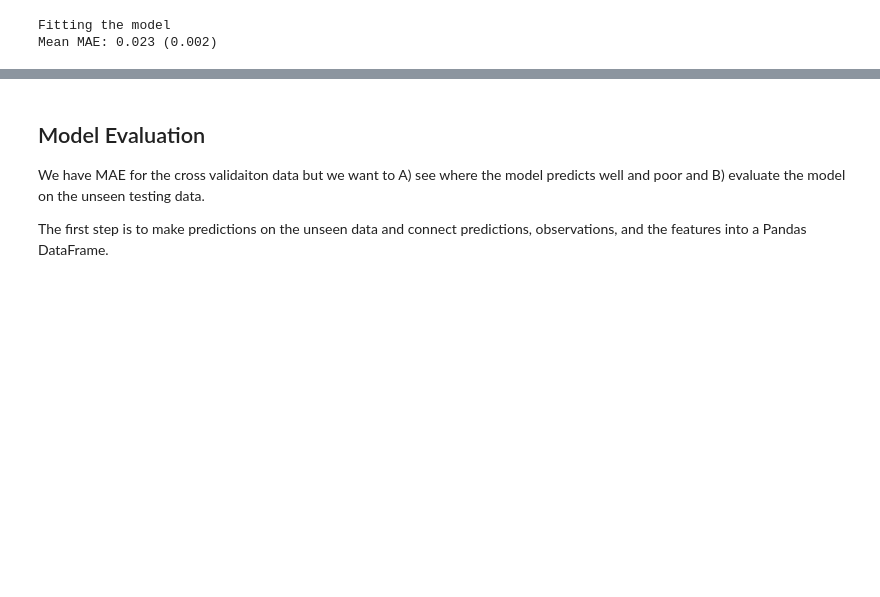
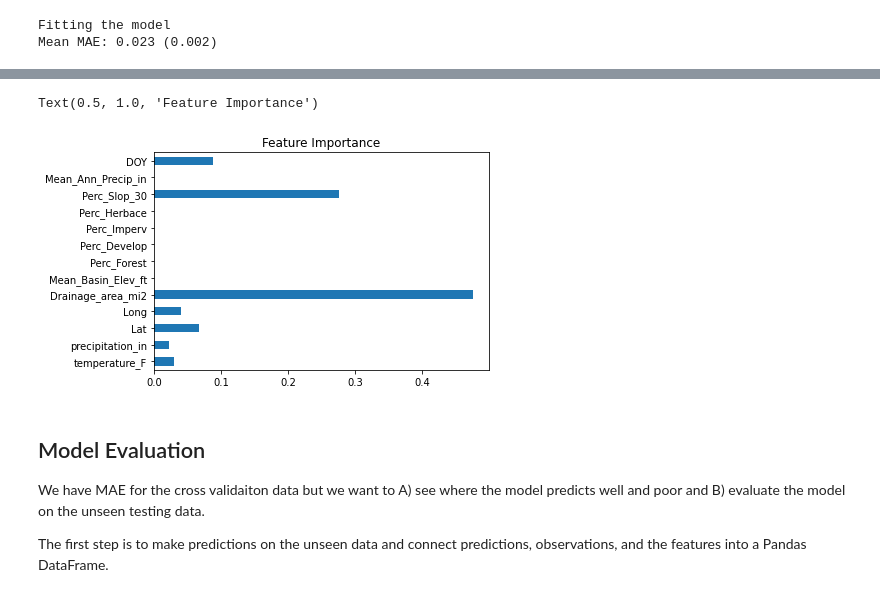
Before and after one commit to whitelightning450/GEE_Workshop, a Jupyter notebook: GEE_ML_Workflow/Exercises/RJ_GEE_Workshop_CH2.ipynb, the cells around one changed output, grey strips where cells are left out. Saved outputs shown, nothing was run; the diff lists cells and outputs as text; code cells hidden in the pictures; blank space fills up the shorter version.

Commit message:
Added Feature Importance to Models

```diff
--- a/GEE_ML_Workflow/Exercises/RJ_GEE_Workshop_CH2.ipynb
+++ b/GEE_ML_Workflow/Exercises/RJ_GEE_Workshop_CH2.ipynb
@@ -178,3 +190,17 @@ Mean MAE: 0.023 (0.002)
+# %%
+#First, we need to get the X dataframe column names to attach to the feature importance array
+cols = X.columns
+
+#make a dataframe using columns and feature importance
+FI = pd.DataFrame([model.feature_importances_], columns = cols)
+
+#Make a barplot to visualize the relative importances
+ax = FI.T.plot.barh()
+ax.get_legend().remove()
+plt.title('Feature Importance')
+# %% [output]
+Text(0.5, 1.0, 'Feature Importance')
+[figure, added]
 # %% [markdown]
 ## Model Evaluation
 
```
Also changed, not shown: parts of 3 cells of this notebook, 1 other file.
